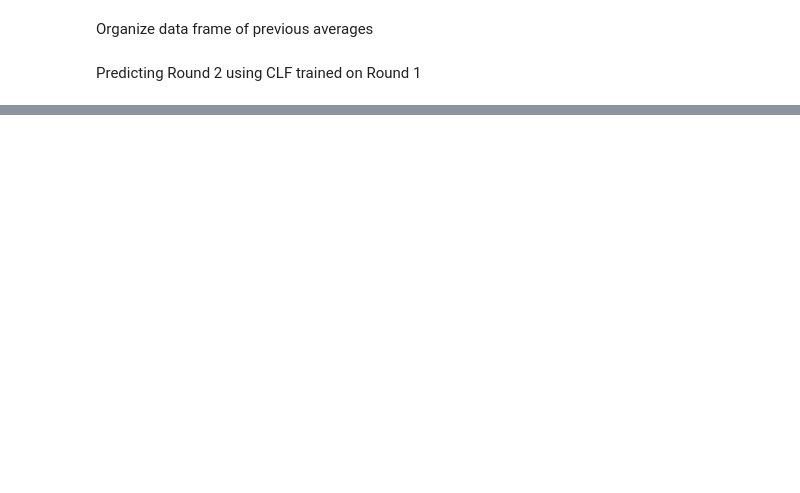
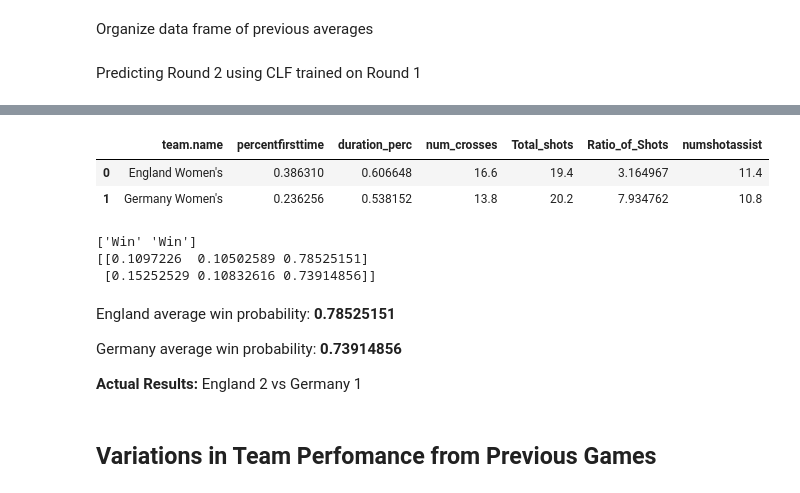
Before and after one commit to p-ai-org/p-laying_soccer, a Jupyter notebook: Final-Models/final_random_forrest.ipynb, the cells around one changed output, grey strips where cells are left out. Drawn from its saved outputs; the diff is of its cells as text; code cells hidden in the pictures; blank space fills up the shorter version.

```diff
--- a/Final-Models/final_random_forrest.ipynb
+++ b/Final-Models/final_random_forrest.ipynb
@@ -337,0 +352,2 @@ print("Round 2 accuracy: ", accuracy2)
+# %%
+upload = files.upload()
@@ -337,0 +357,8 @@ print("Round 2 accuracy: ", accuracy2)
+# %%
+# df containing means of previous game features for England and Germany
+dffinal = pd.read_csv(io.BytesIO(upload['finalmatch.csv']))
+dffinal
+# %% [output]
+|  | team.name | percentfirsttime | duration_perc | num_crosses | Total_shots | Ratio_of_Shots | numshotassist |
+| 0 | England Women's | 0.386310 | 0.606648 | 16.6 | 19.4 | 3.164967 | 11.4 |
+| 1 | Germany Women's | 0.236256 | 0.538152 | 13.8 | 20.2 | 7.934762 | 10.8 |
@@ -337,0 +367,21 @@ print("Round 2 accuracy: ", accuracy2)
+# %%
+# row 0: England means, row 1: Germany means
+final_pred = clf5.predict(X_final)
+print(final_pred)
+final_proba = clf5.predict_proba(X_final)
+print(final_proba)
+
+eng_avg_win_proba = final_proba[0][2]
+ger_avg_win_proba = final_proba[1][2]
+# %% [output]
+['Win' 'Win']
+[[0.1097226  0.10502589 0.78525151]
+ [0.15252529 0.10832616 0.73914856]]
+# %% [markdown]
+England average win probability: **0.78525151**
+
+Germany average win probability: **0.73914856**
+
+**Actual Results:** England 2 vs Germany 1
+# %% [markdown]
+## Variations in Team Perfomance from Previous Games
```
Also changed, not shown: parts of 29 cells of this notebook, 2 other files.
